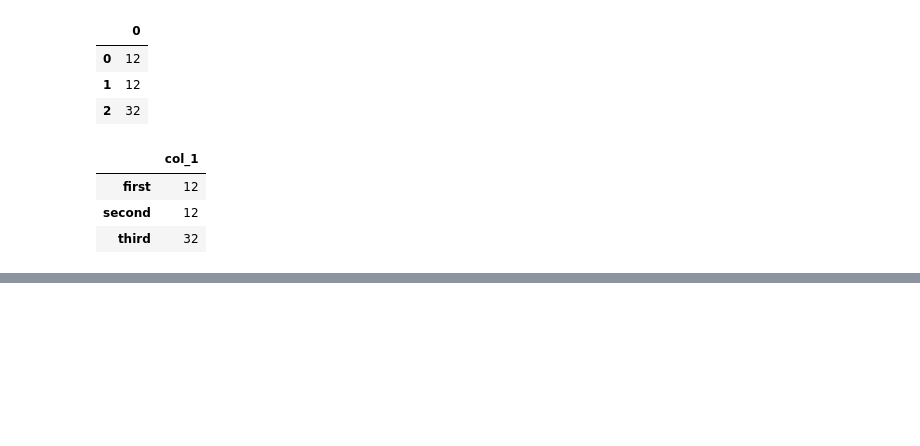
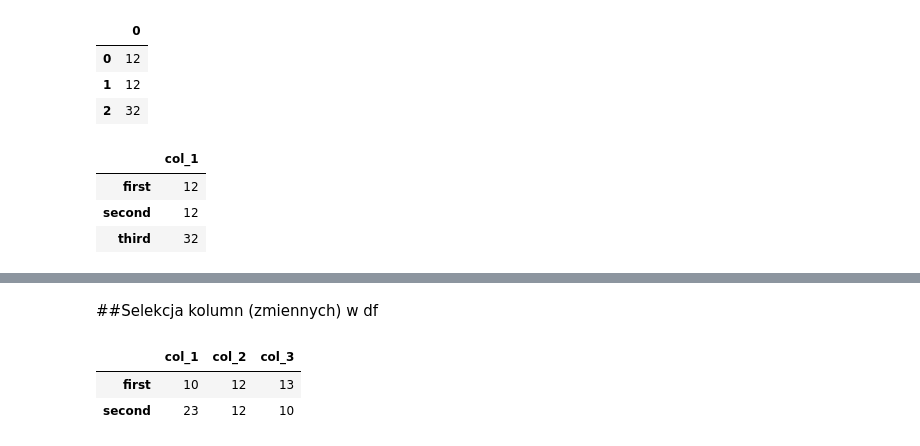
Before and after one commit to JotJaw/data-science-bootcamp, a Jupyter notebook: 02_analiza_danych/01_pandas_intro.ipynb, the cells around one changed output, grey strips where cells are left out. Saved outputs shown, nothing was run; the diff lists cells and outputs as text; code cells hidden in the pictures; blank space fills up the shorter version.

```diff
--- a/02_analiza_danych/01_pandas_intro.ipynb
+++ b/02_analiza_danych/01_pandas_intro.ipynb
@@ -292,2 +352,8 @@ df
+# %% [markdown]
+##Selekcja kolumn (zmiennych) w df
 # %%
-df =
+df
+# %% [output]
+|  | col_1 | col_2 | col_3 |
+| first | 10 | 12 | 13 |
+| second | 23 | 12 | 10 |
```
Also changed, not shown: parts of 22 cells of this notebook.
